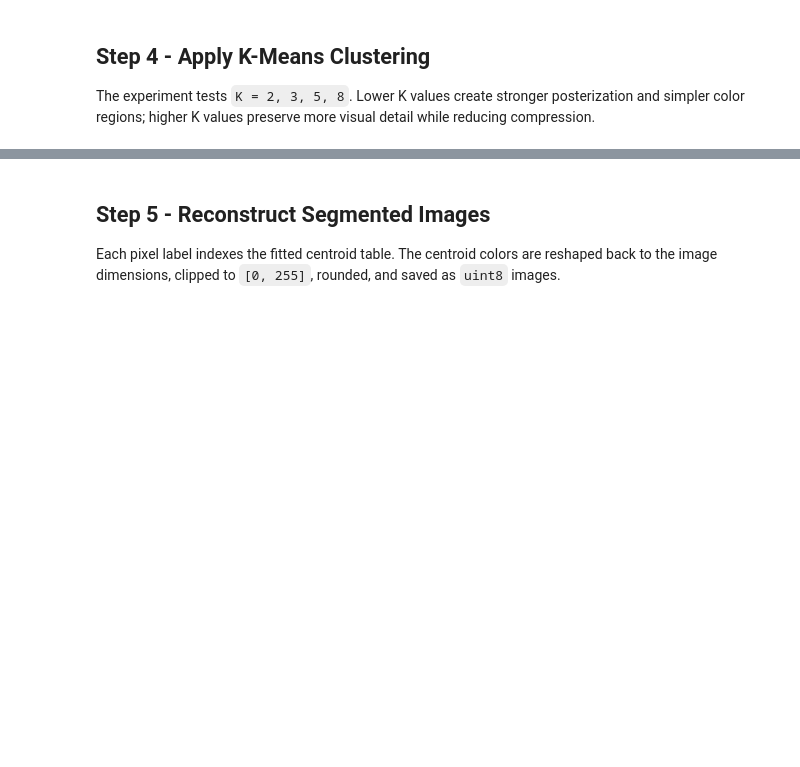
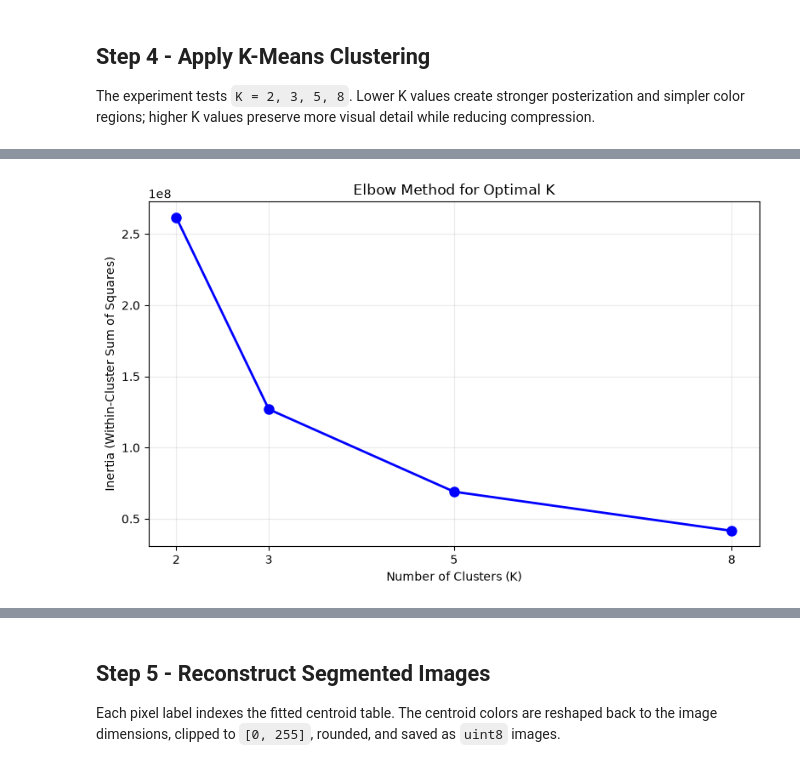
Before and after one commit to QuangManhAI/lab3-1-machine-learning, a Jupyter notebook: notebooks/lab3_1.ipynb, the cells around one changed output, grey strips where cells are left out. Cells and saved outputs as stored; diff of their text form; code cells hidden in the pictures; blank space fills up the shorter version.

```diff
--- a/notebooks/lab3_1.ipynb
+++ b/notebooks/lab3_1.ipynb
@@ -178,0 +185,6 @@ metrics_df
+# %%
+fig = elbow_plot(metrics_df["k"].tolist(), metrics_df["inertia"].tolist())
+save_figure(fig, FIGURES_DIR / "elbow_plot.png")
+plt.show()
+# %% [output]
+[figure, added]
```
Also changed, not shown: parts of 5 cells of this notebook, 7 other files.
